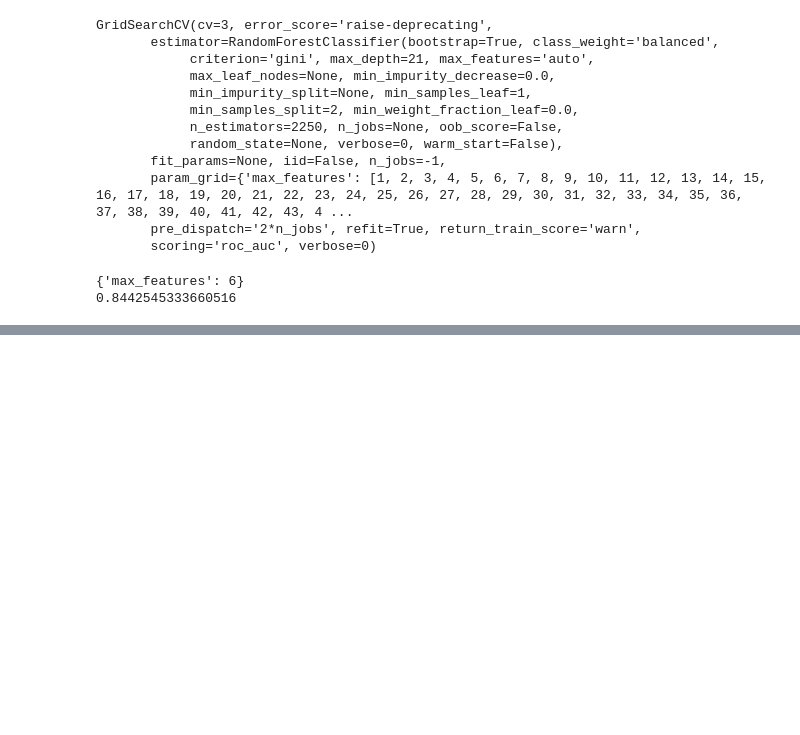
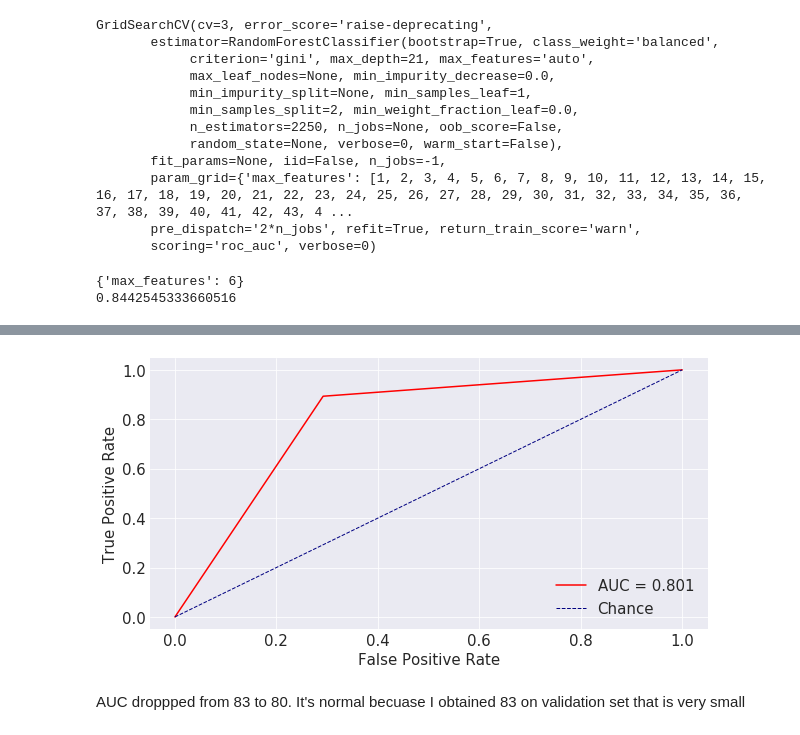
Before and after one commit to peppescavo/case_study_1, a Jupyter notebook: 5_random_forest.ipynb, the cells around one changed output, grey strips where cells are left out. Drawn from its saved outputs; the diff is of its cells as text; code cells hidden in the pictures; blank space fills up the shorter version.

Commit message:
Produced the final model

```diff
--- a/5_random_forest.ipynb
+++ b/5_random_forest.ipynb
@@ -281,0 +290,19 @@ print(gsearch5.best_score_)
+# %%
+ids = ['application_id','customer_id']
+
+train_ids = preprocessed_train_set[ids]
+test_ids = preprocessed_test_set[ids]
+
+preprocessed_train_set = preprocessed_train_set.drop(ids, 1)
+preprocessed_test_set = preprocessed_test_set.drop(ids, 1)
+# %%
+final_model = RandomForestClassifier(
+    n_estimators=2250,
+    max_depth=21,
+    min_samples_split=2,
+    min_samples_leaf=1,
+    max_features=6,
+    class_weight='balanced')
+# %%
+# Training
+final_model.fit(preprocessed_train_set, train_target)
@@ -281,0 +317,10 @@ print(gsearch5.best_score_)
+# %%
+#Prediction
+prediction = final_model.predict(preprocessed_test_set)
+# %%
+# Plot ROC
+plot_roc(test_target, prediction)
+# %% [output]
+[figure, added]
+# %% [markdown]
+AUC droppped from 83 to 80. It's normal becuase I obtained 83 on validation set that is very small
```
Also changed, not shown: parts of 4 cells of this notebook, 4 other files.
